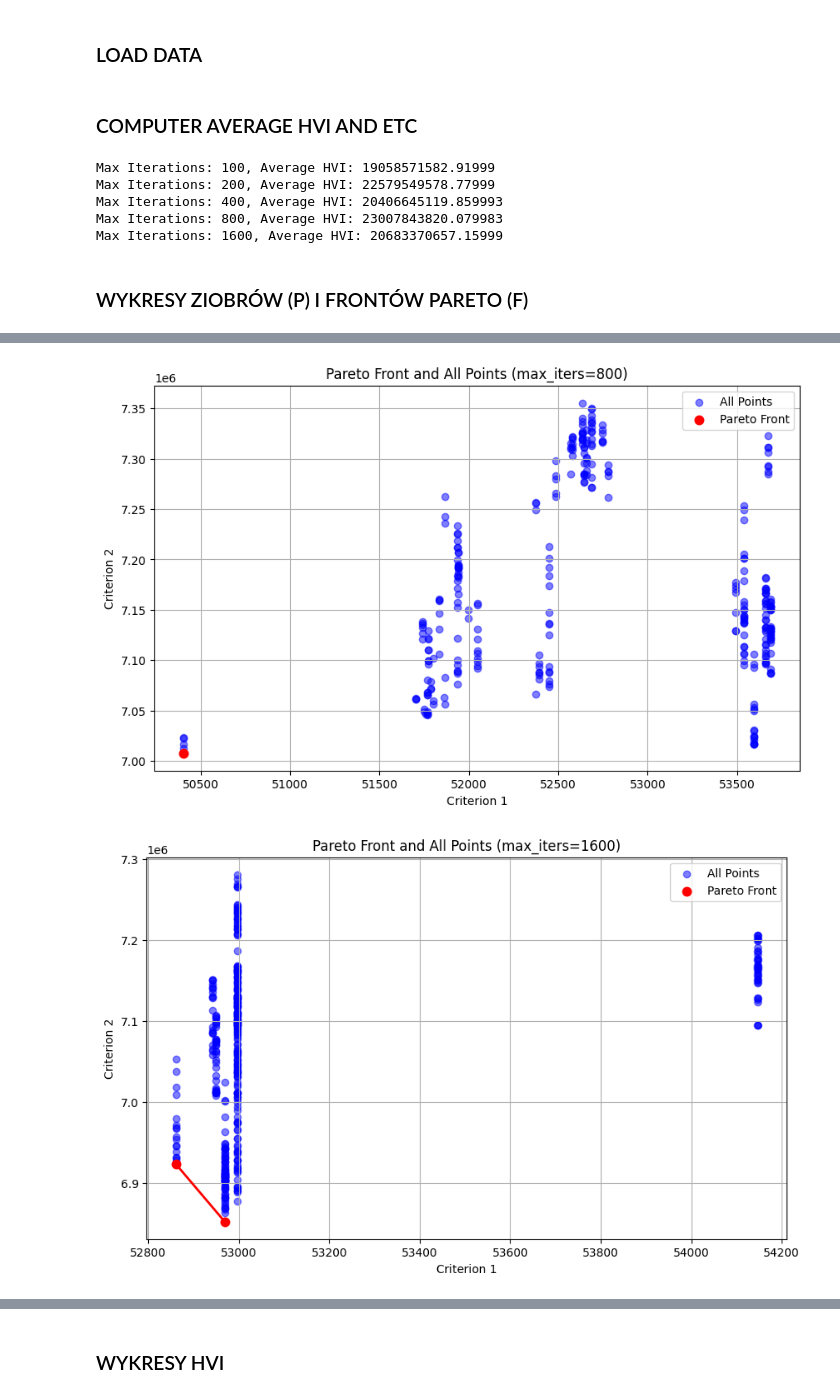
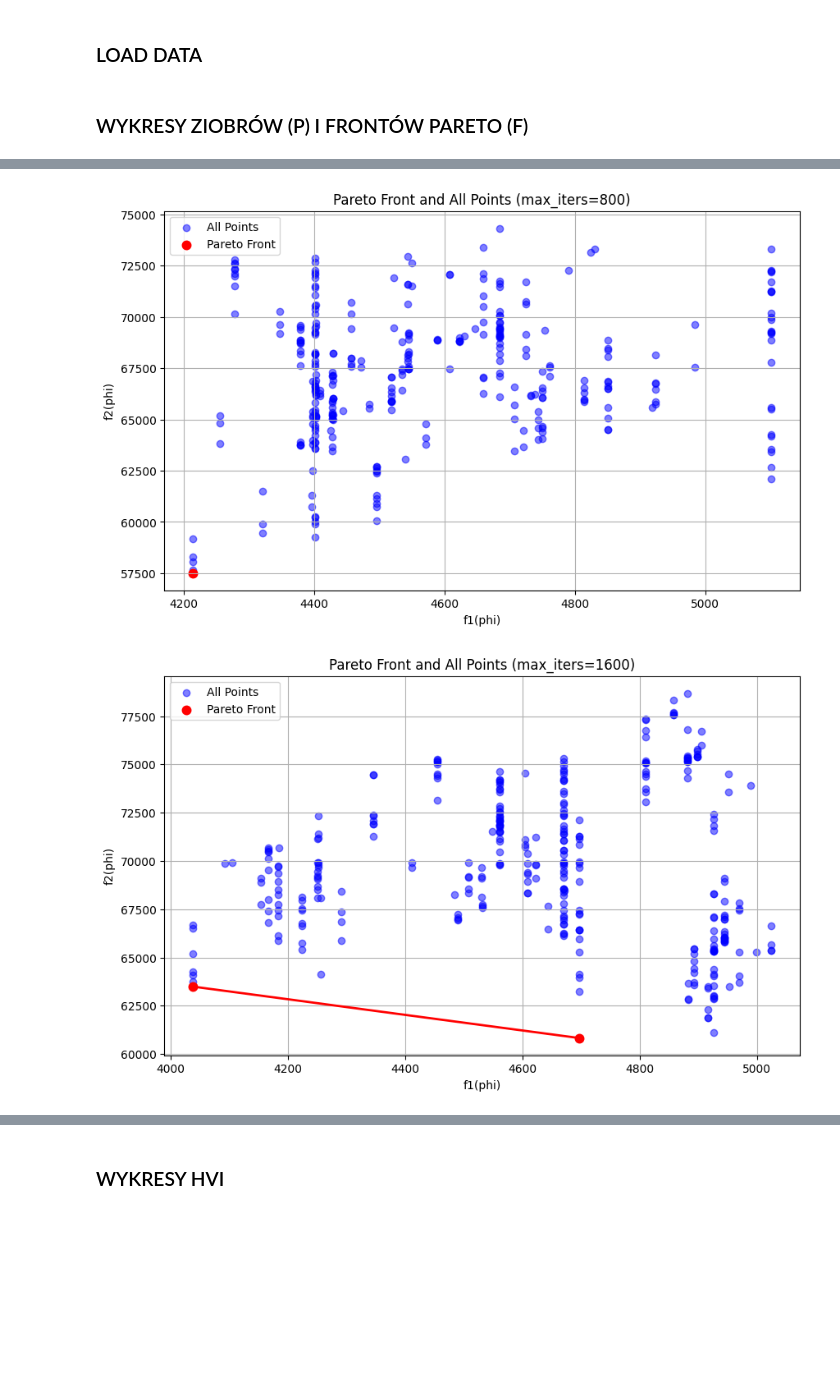
Before and after one commit to CenturionTheMan/OptimizationLabs, a Jupyter notebook: lab7/zad.ipynb, the cells around one changed output, grey strips where cells are left out. Cells and saved outputs as stored; diff of their text form; code cells hidden in the pictures; blank space fills up the shorter version.

```diff
--- a/lab7/zad.ipynb
+++ b/lab7/zad.ipynb
@@ -21,7 +21,7 @@ import pickle
 seed = 42
 np.random.seed(seed)
 random.seed(seed)
-INPUT_SIZE = 500
+INPUT_SIZE = 100
 
 random_gen = RandomNumberGenerator2(seedVaule=seed) # type: ignore
 p, d = random_gen.generate_input(INPUT_SIZE)
@@ -198,22 +163,6 @@ with open(RESULTS_PATH, 'rb') as f:
 
 with open(RESULTS_FOR_HVI_PATH, 'rb') as f:
     results_for_hvi_loaded = pickle.load(f)
-# %% [markdown]
-### COMPUTER AVERAGE HVI AND ETC
-# %%
-hvi_results = []
-for i, repeats_for_one_iter in enumerate(results_for_hvi):
-    z1, z2, hvi_list, average_hvi = compute_hvi_for_single_max_iter(repeats_for_one_iter)
-
-    hvi_results.append((max_iters[i], z1, z2, hvi_list, average_hvi))
-
-    print(f"Max Iterations: {max_iters[i]}, Average HVI: {average_hvi}")
-# %% [output]
-Max Iterations: 100, Average HVI: 19058571582.91999
-Max Iterations: 200, Average HVI: 22579549578.77999
-Max Iterations: 400, Average HVI: 20406645119.859993
-Max Iterations: 800, Average HVI: 23007843820.079983
-Max Iterations: 1600, Average HVI: 20683370657.15999
 # %% [markdown]
 ### WYKRESY ZIOBRÓW (P) I FRONTÓW PARETO (F)
 # %%
@@ -231,8 +180,8 @@ for iters, F, P in results:
                 s=50, edgecolor='red', linewidth=1.5, marker='o')
     plt.plot(sorted_F[:, 0], sorted_F[:, 1], color='red', linestyle='-', linewidth=2)
 
-    plt.xlabel('Criterion 1')  # or adjust if plotting other criteria
-    plt.ylabel('Criterion 2')
+    plt.xlabel('f1(phi)')  # or adjust if plotting other criteria
+    plt.ylabel('f2(phi)')  # or adjust if plotting other criteria
     plt.title(f'Pareto Front and All Points (max_iters={iters})')
     plt.legend()
     plt.grid(True)
@@ -244,2 +193,2 @@ for iters, F, P in results:
-[figure, old version]
+[figure, new version]
-[figure, old version]
+[figure, new version]
```
Also changed, not shown: parts of 8 cells of this notebook, 8 other files.
